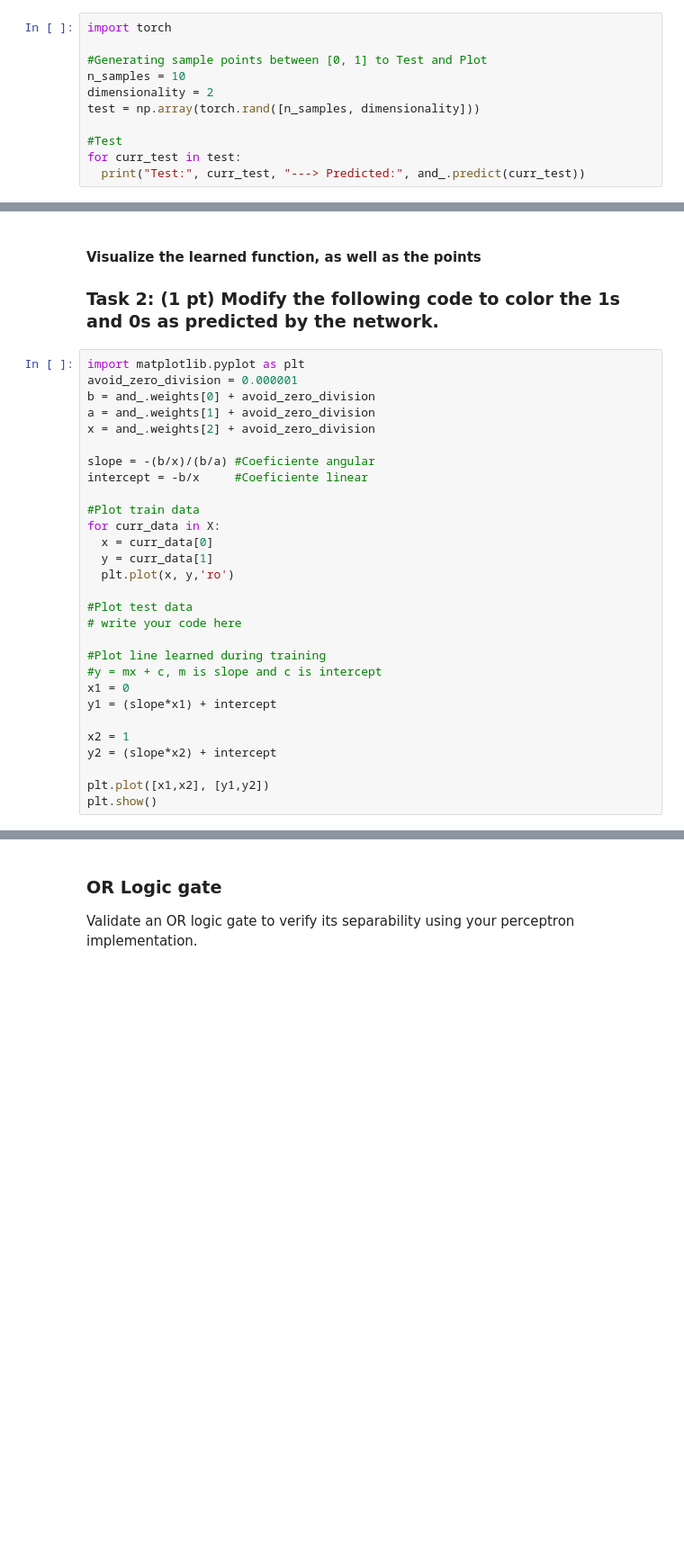
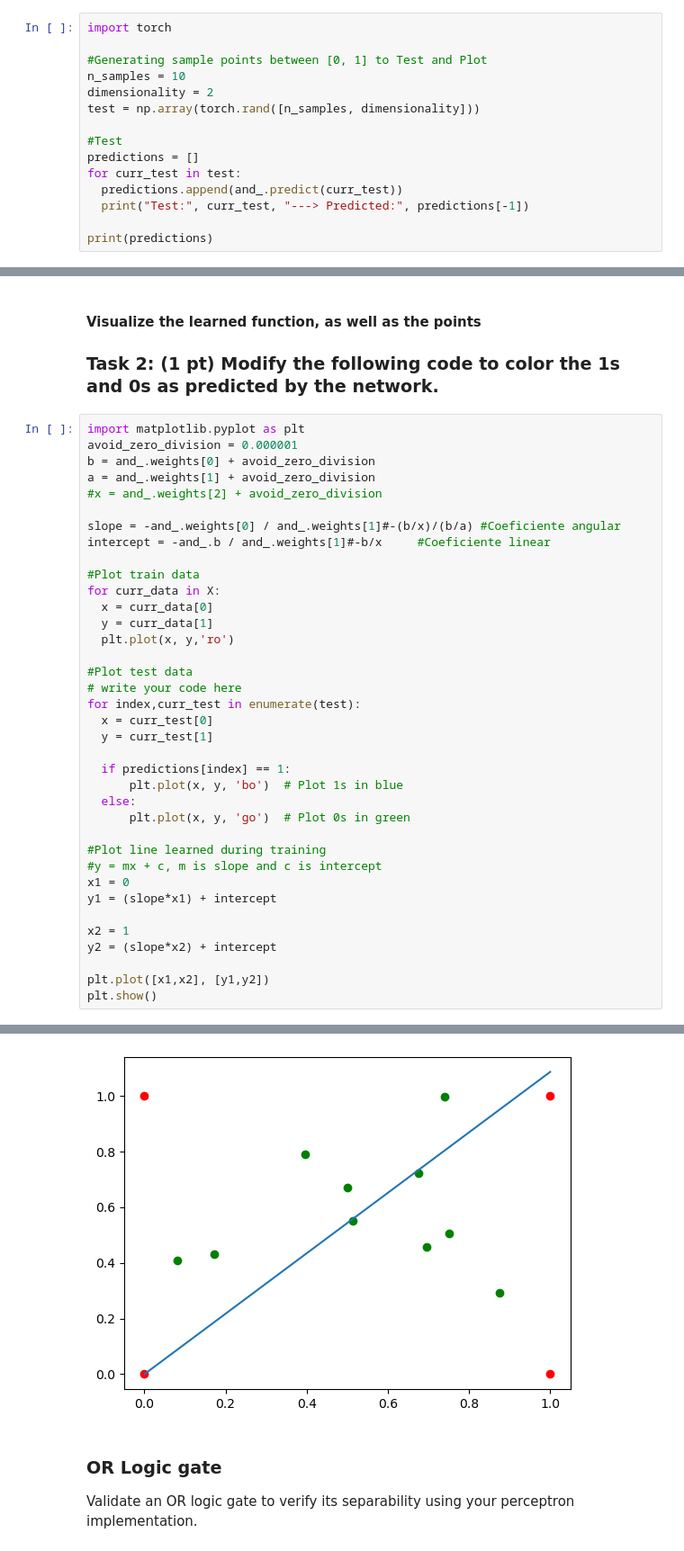
Before and after one commit to gicraveiro/NeuralNetworks, a Jupyter notebook: Assignment1.ipynb, the cells around one changed output, grey strips where cells are left out. Shown at 90% size. Saved outputs shown, nothing was run; the diff lists cells and outputs as text; blank space fills up the shorter version.

Commit message:
plotted graph, possibly completed task 2

```diff
--- a/Assignment1.ipynb
+++ b/Assignment1.ipynb
@@ -128,6 +129,10 @@ dimensionality = 2
 test = np.array(torch.rand([n_samples, dimensionality]))
 
 #Test
+predictions = []
 for curr_test in test:
-  print("Test:", curr_test, "---> Predicted:", and_.predict(curr_test))
+  predictions.append(and_.predict(curr_test))
+  print("Test:", curr_test, "---> Predicted:", predictions[-1])
+
+print(predictions)
 # %% [output]
@@ -150,10 +156,10 @@ import matplotlib.pyplot as plt
 avoid_zero_division = 0.000001
 b = and_.weights[0] + avoid_zero_division
 a = and_.weights[1] + avoid_zero_division
-x = and_.weights[2] + avoid_zero_division
+#x = and_.weights[2] + avoid_zero_division
 
-slope = -(b/x)/(b/a) #Coeficiente angular
-intercept = -b/x     #Coeficiente linear
+slope = -and_.weights[0] / and_.weights[1]#-(b/x)/(b/a) #Coeficiente angular
+intercept = -and_.b / and_.weights[1]#-b/x     #Coeficiente linear
 
 #Plot train data
 for curr_data in X:
@@ -163,6 +169,14 @@ for curr_data in X:
 
 #Plot test data
 # write your code here
+for index,curr_test in enumerate(test):
+  x = curr_test[0]
+  y = curr_test[1]
+
+  if predictions[index] == 1:
+      plt.plot(x, y, 'bo')  # Plot 1s in blue
+  else:
+      plt.plot(x, y, 'go')  # Plot 0s in green
 
 #Plot line learned during training
 #y = mx + c, m is slope and c is intercept
@@ -179,3 +192,4 @@ IndexError: index 2 is out of bounds for axis 0 with size 2
+[figure, added]
 # %% [markdown]
 ### OR Logic gate
 Validate an OR logic gate to verify its separability using your perceptron implementation.
```
Also changed, not shown: parts of 4 cells of this notebook.
